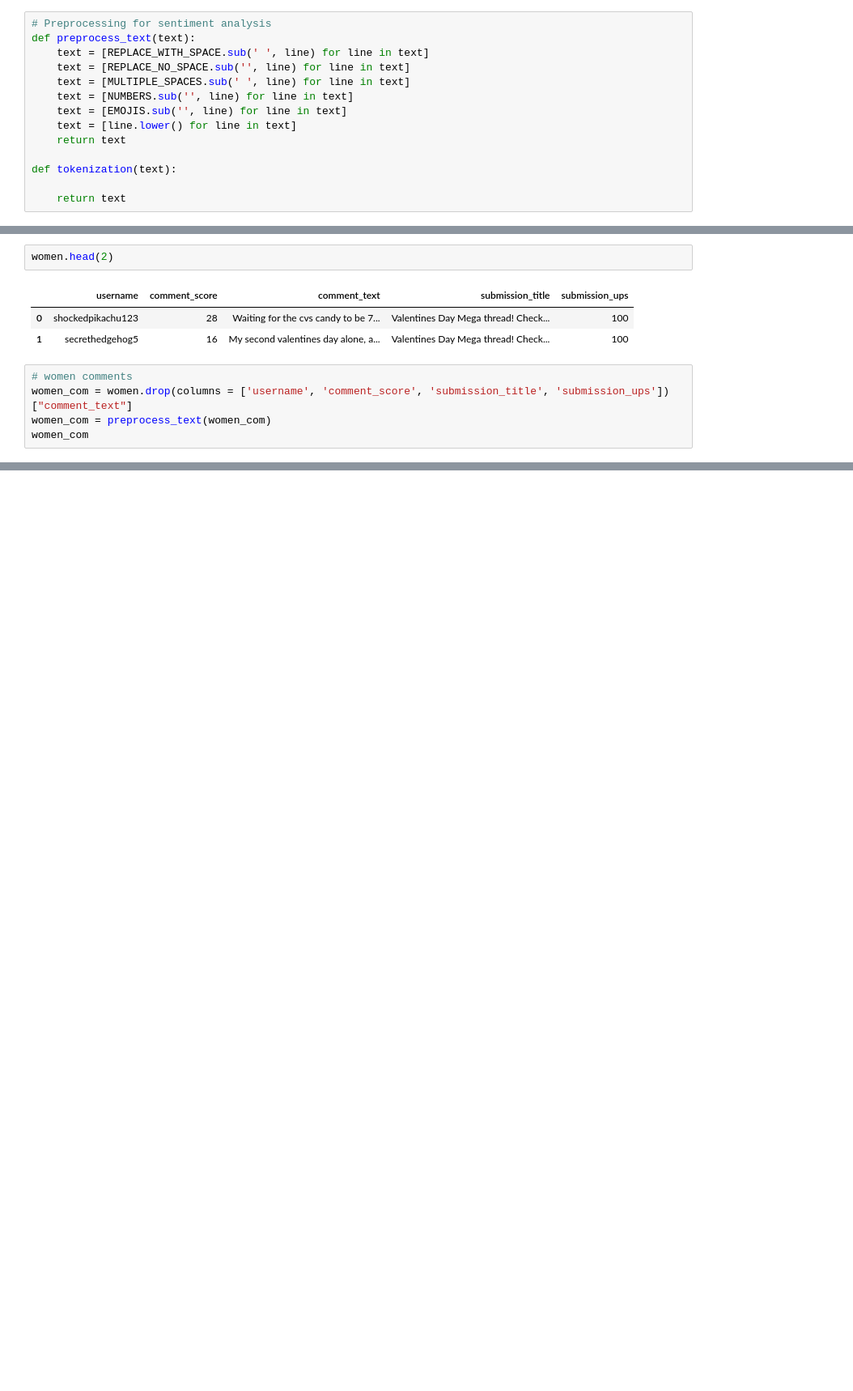
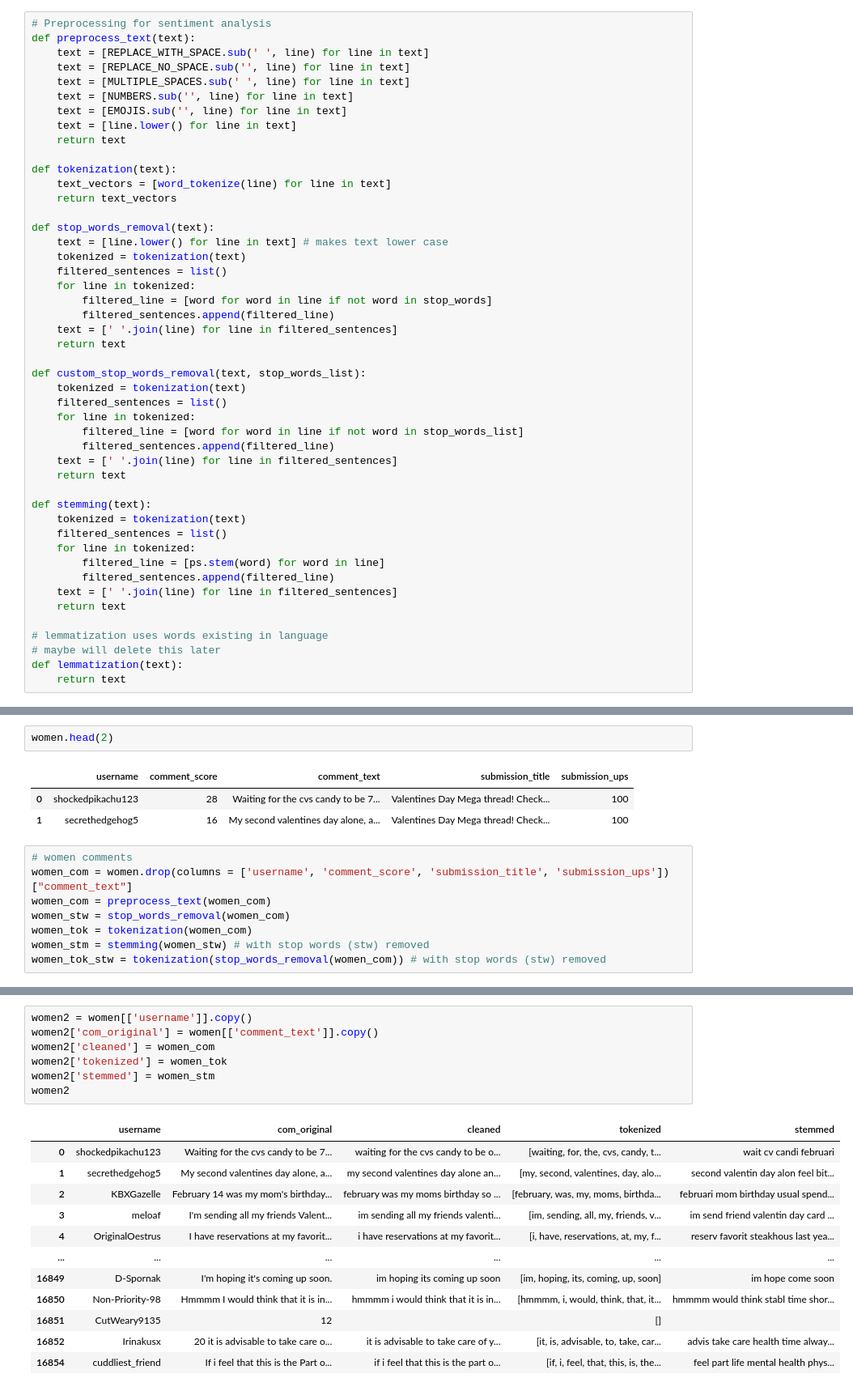
Before and after one commit to kgronek3/TMSMM_Project, a Jupyter notebook: TMSMM_subreddits_project.ipynb, the cells around one changed output, grey strips where cells are left out. Shown at 81% size. Drawn from its saved outputs; the diff is of its cells as text; blank space fills up the shorter version.

```diff
--- a/TMSMM_subreddits_project.ipynb
+++ b/TMSMM_subreddits_project.ipynb
@@ -153,8 +172,41 @@ def preprocess_text(text):
     return text
 
 def tokenization(text):
+    text_vectors = [word_tokenize(line) for line in text]
+    return text_vectors
 
+def stop_words_removal(text):
+    text = [line.lower() for line in text] # makes text lower case
+    tokenized = tokenization(text)
+    filtered_sentences = list()
+    for line in tokenized:
+        filtered_line = [word for word in line if not word in stop_words]
+        filtered_sentences.append(filtered_line)
+    text = [' '.join(line) for line in filtered_sentences]
     return text
+
+def custom_stop_words_removal(text, stop_words_list):
+    tokenized = tokenization(text)
+    filtered_sentences = list()
+    for line in tokenized:
+        filtered_line = [word for word in line if not word in stop_words_list]
+        filtered_sentences.append(filtered_line)
+    text = [' '.join(line) for line in filtered_sentences]
+    return text
+
+def stemming(text):
+    tokenized = tokenization(text)
+    filtered_sentences = list()
+    for line in tokenized:
+        filtered_line = [ps.stem(word) for word in line]
+        filtered_sentences.append(filtered_line)
+    text = [' '.join(line) for line in filtered_sentences]
+    return text
+
+# lemmatization uses words existing in language
+# maybe will delete this later
+def lemmatization(text):
+    return text
 # %% [markdown]
 ## Men
 # %%
@@ -192,4 +244,7 @@ women.head(2)
 # women comments
 women_com = women.drop(columns = ['username', 'comment_score', 'submission_title', 'submission_ups'])["comment_text"]
 women_com = preprocess_text(women_com)
-women_com
+women_stw = stop_words_removal(women_com)
+women_tok = tokenization(women_com)
+women_stm = stemming(women_stw) # with stop words (stw) removed
+women_tok_stw = tokenization(stop_words_removal(women_com)) # with stop words (stw) removed
@@ -213,0 +251,20 @@ women_com
+# %%
+women2 = women[['username']].copy()
+women2['com_original'] = women[['comment_text']].copy()
+women2['cleaned'] = women_com
+women2['tokenized'] = women_tok
+women2['stemmed'] = women_stm
+women2
+# %% [output]
+|  | username | com_original | cleaned | tokenized | stemmed |
+| 0 | shockedpikachu123 | Waiting for the cvs candy to be 7... | waiting for the cvs candy to be o... | [waiting, for, the, cvs, candy, t... | wait cv candi februari |
+| 1 | secrethedgehog5 | My second valentines day alone, a... | my second valentines day alone an... | [my, second, valentines, day, alo... | second valentin day alon feel bit... |
+| 2 | KBXGazelle | February 14 was my mom's birthday... | february was my moms birthday so ... | [february, was, my, moms, birthda... | februari mom birthday usual spend... |
+| 3 | meloaf | I'm sending all my friends Valent... | im sending all my friends valenti... | [im, sending, all, my, friends, v... | im send friend valentin day card ... |
+| 4 | OriginalOestrus | I have reservations at my favorit... | i have reservations at my favorit... | [i, have, reservations, at, my, f... | reserv favorit steakhous last yea... |
+| ... | ... | ... | ... | ... | ... |
+| 16849 | D-Spornak | I'm hoping it's coming up soon. | im hoping its coming up soon | [im, hoping, its, coming, up, soon] | im hope come soon |
+| 16850 | Non-Priority-98 | Hmmmm I would think that it is in... | hmmmm i would think that it is in... | [hmmmm, i, would, think, that, it... | hmmmm would think stabl time shor... |
+| 16851 | CutWeary9135 | 12 |  | [] |  |
+| 16852 | Irinakusx | 20 it is advisable to take care o... | it is advisable to take care of y... | [it, is, advisable, to, take, car... | advis take care health time alway... |
+| 16854 | cuddliest_friend | If i feel that this is the Part o... | if i feel that this is the part o... | [if, i, feel, that, this, is, the... | feel part life mental health phys... |
```
Also changed, not shown: parts of 7 cells of this notebook.
